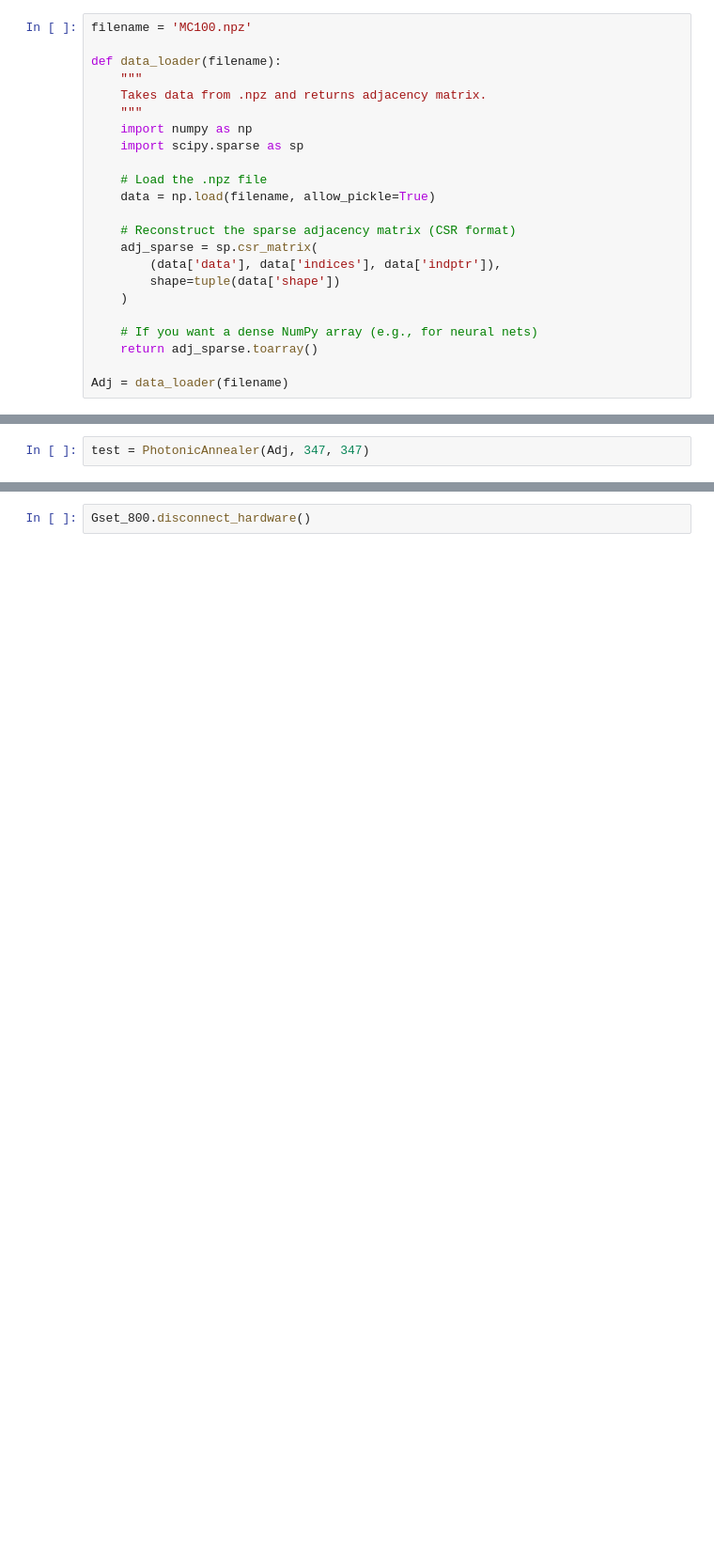
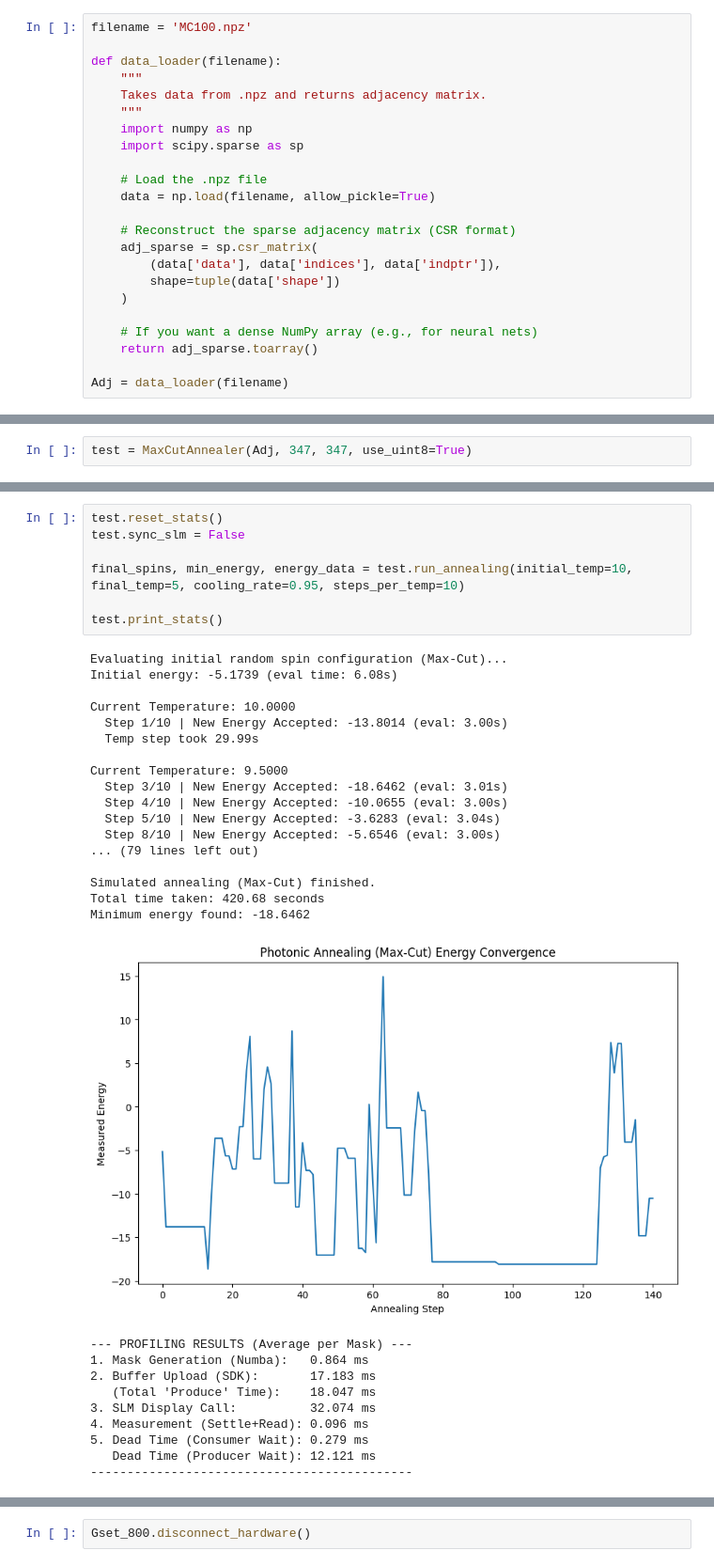
Before and after one commit to harsha-helix/compact-slim, a Jupyter notebook: test_vecotrization.ipynb, the cells around one changed output, grey strips where cells are left out. Shown at 94% size. Cells and saved outputs as stored; diff of their text form; blank space fills up the shorter version.

```diff
--- a/test_vecotrization.ipynb
+++ b/test_vecotrization.ipynb
@@ -86,3 +1577,3 @@ print(graph_matrix)
 # %%
-test = PhotonicAnnealer(Adj, 347, 347)
+test = MaxCutAnnealer(Adj, 347, 347, use_uint8=True)
 # %% [output]
@@ -97 +1593,36 @@ Preparing model (layout, compensation, eigendecomposition)...
 Preparation complete.
+# %%
+test.reset_stats()
+test.sync_slm = False
+
+final_spins, min_energy, energy_data = test.run_annealing(initial_temp=10, final_temp=5, cooling_rate=0.95, steps_per_temp=10)
+
+test.print_stats()
+# %% [output]
+Evaluating initial random spin configuration (Max-Cut)...
+Initial energy: -5.1739 (eval time: 6.08s)
+
+Current Temperature: 10.0000
+  Step 1/10 | New Energy Accepted: -13.8014 (eval: 3.00s)
+  Temp step took 29.99s
+
+Current Temperature: 9.5000
+  Step 3/10 | New Energy Accepted: -18.6462 (eval: 3.01s)
+  Step 4/10 | New Energy Accepted: -10.0655 (eval: 3.00s)
+  Step 5/10 | New Energy Accepted: -3.6283 (eval: 3.04s)
+  Step 8/10 | New Energy Accepted: -5.6546 (eval: 3.00s)
+... (79 lines left out)
+
+Simulated annealing (Max-Cut) finished.
+Total time taken: 420.68 seconds
+Minimum energy found: -18.6462
+[figure, added]
+--- PROFILING RESULTS (Average per Mask) ---
+1. Mask Generation (Numba):   0.864 ms
+2. Buffer Upload (SDK):       17.183 ms
+   (Total 'Produce' Time):    18.047 ms
+3. SLM Display Call:          32.074 ms
+4. Measurement (Settle+Read): 0.096 ms
+5. Dead Time (Consumer Wait): 0.279 ms
+   Dead Time (Producer Wait): 12.121 ms
+--------------------------------------------
```
Also changed, not shown: parts of 63 cells of this notebook, 19 other files.
